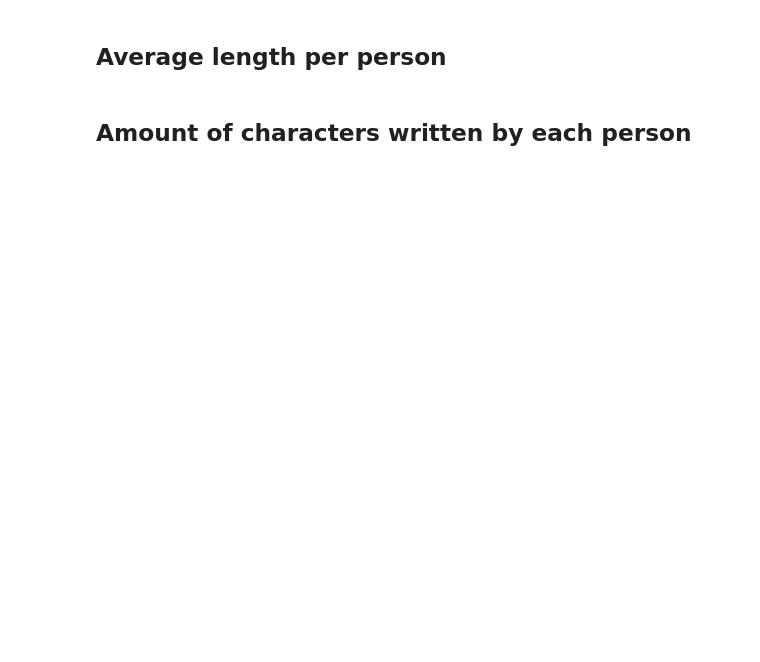
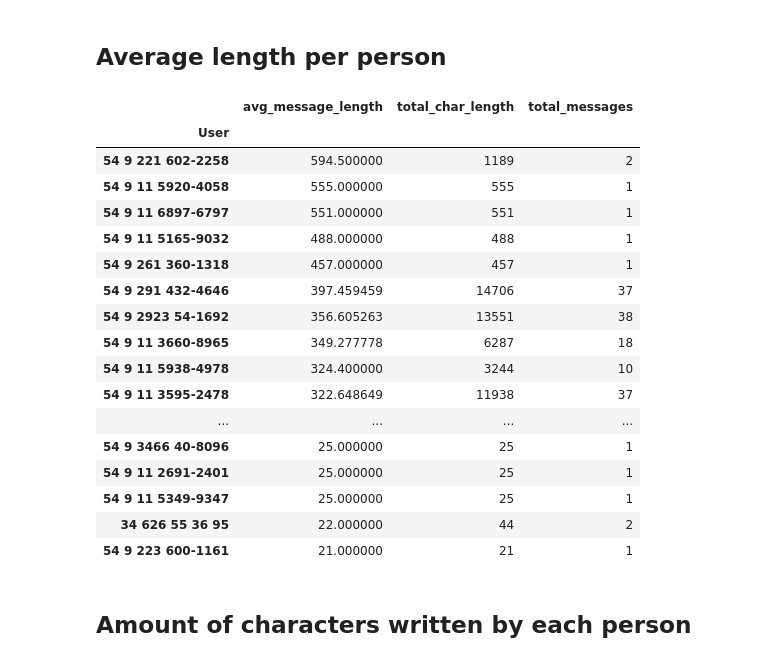
Before and after one commit to JuanJou/WhatsappAnalyzer, a Jupyter notebook: WhatsappAnalyzerPandas.ipynb, the cells around one changed output. Saved outputs shown, nothing was run; the diff lists cells and outputs as text; code cells hidden in the pictures; blank space fills up the shorter version.

```diff
--- a/WhatsappAnalyzerPandas.ipynb
+++ b/WhatsappAnalyzerPandas.ipynb
@@ -216,0 +210,9 @@ print(f'Total: {messages_per_year["Hour"].to_string()} \n---------\nAverage: {(m
+# %%
+column_aggregation = {
+    "avg_message_length": lambda x: np.mean(x["Message_Clean"].str.len()),
+    "total_char_length": lambda x: np.sum(x["Message_Clean"].str.len()),
+    "total_messages": lambda x: len(x)
+}
+messages_aggregated = pd.DataFrame()
+for label, function in column_aggregation.items():
+    messages_aggregated[label] = messages_by_person.apply(function)
@@ -221,2 +238,23 @@ messages_by_person["Message_Clean"].apply(lambda x: np.mean(x.str.len())).reset_
+# %%
+messages_aggregated.sort_values("avg_message_length",ascending=False).style.background_gradient(cmap="RdYlGn")
+# %% [output]
+|  | avg_message_length | total_char_length | total_messages |
+| User |  |  |  |
+| 54 9 221 602-2258 | 594.500000 | 1189 | 2 |
+| 54 9 11 5920-4058 | 555.000000 | 555 | 1 |
+| 54 9 11 6897-6797 | 551.000000 | 551 | 1 |
+| 54 9 11 5165-9032 | 488.000000 | 488 | 1 |
+| 54 9 261 360-1318 | 457.000000 | 457 | 1 |
+| 54 9 291 432-4646 | 397.459459 | 14706 | 37 |
+| 54 9 2923 54-1692 | 356.605263 | 13551 | 38 |
+| 54 9 11 3660-8965 | 349.277778 | 6287 | 18 |
+| 54 9 11 5938-4978 | 324.400000 | 3244 | 10 |
+| 54 9 11 3595-2478 | 322.648649 | 11938 | 37 |
+| ... | ... | ... | ... |
+| 54 9 3466 40-8096 | 25.000000 | 25 | 1 |
+| 54 9 11 2691-2401 | 25.000000 | 25 | 1 |
+| 54 9 11 5349-9347 | 25.000000 | 25 | 1 |
+| 34 626 55 36 95 | 22.000000 | 44 | 2 |
+| 54 9 223 600-1161 | 21.000000 | 21 | 1 |
 # %% [markdown]
 ## Amount of characters written by each person
```
Also changed, not shown: parts of 38 cells of this notebook, 1 other file.
